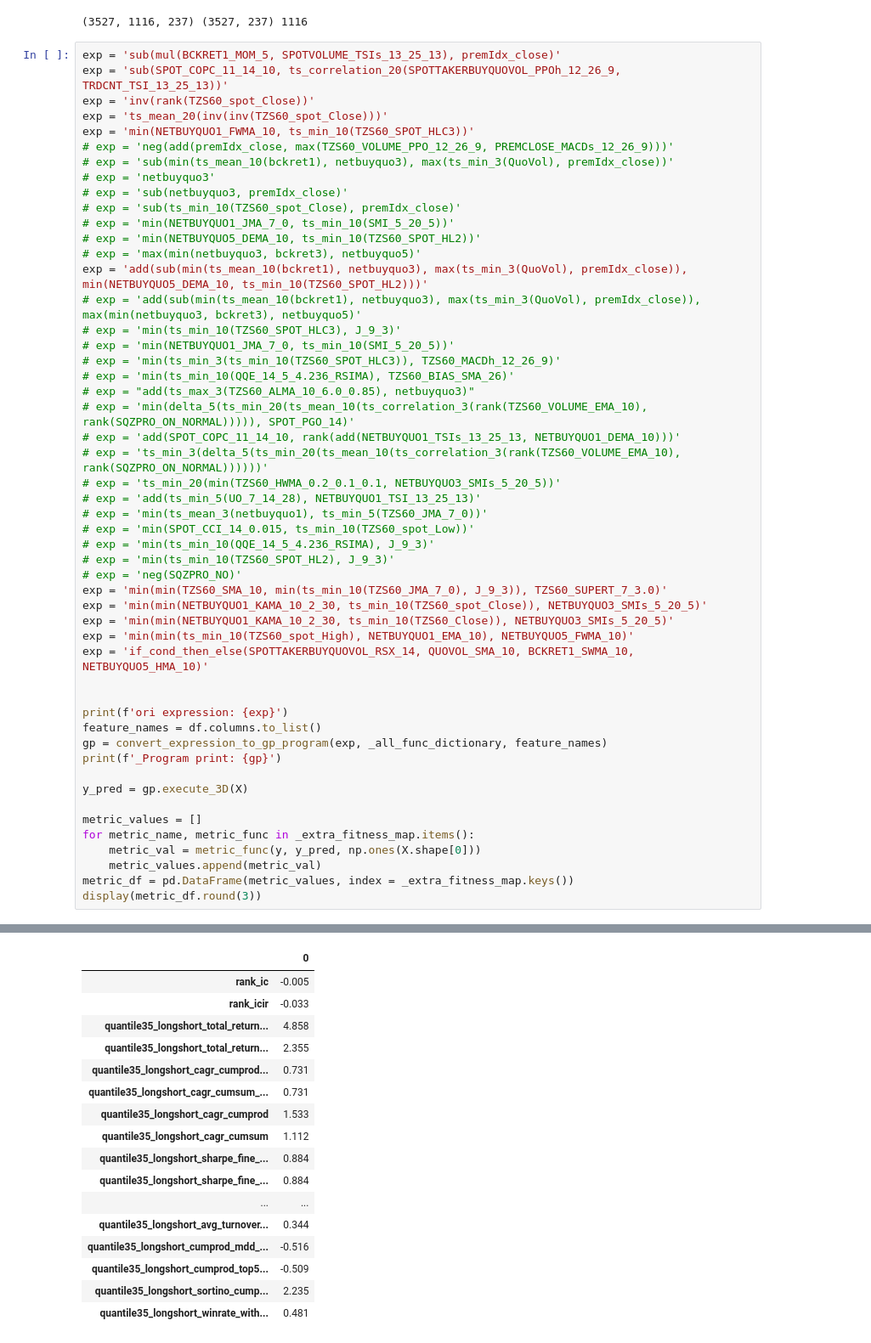
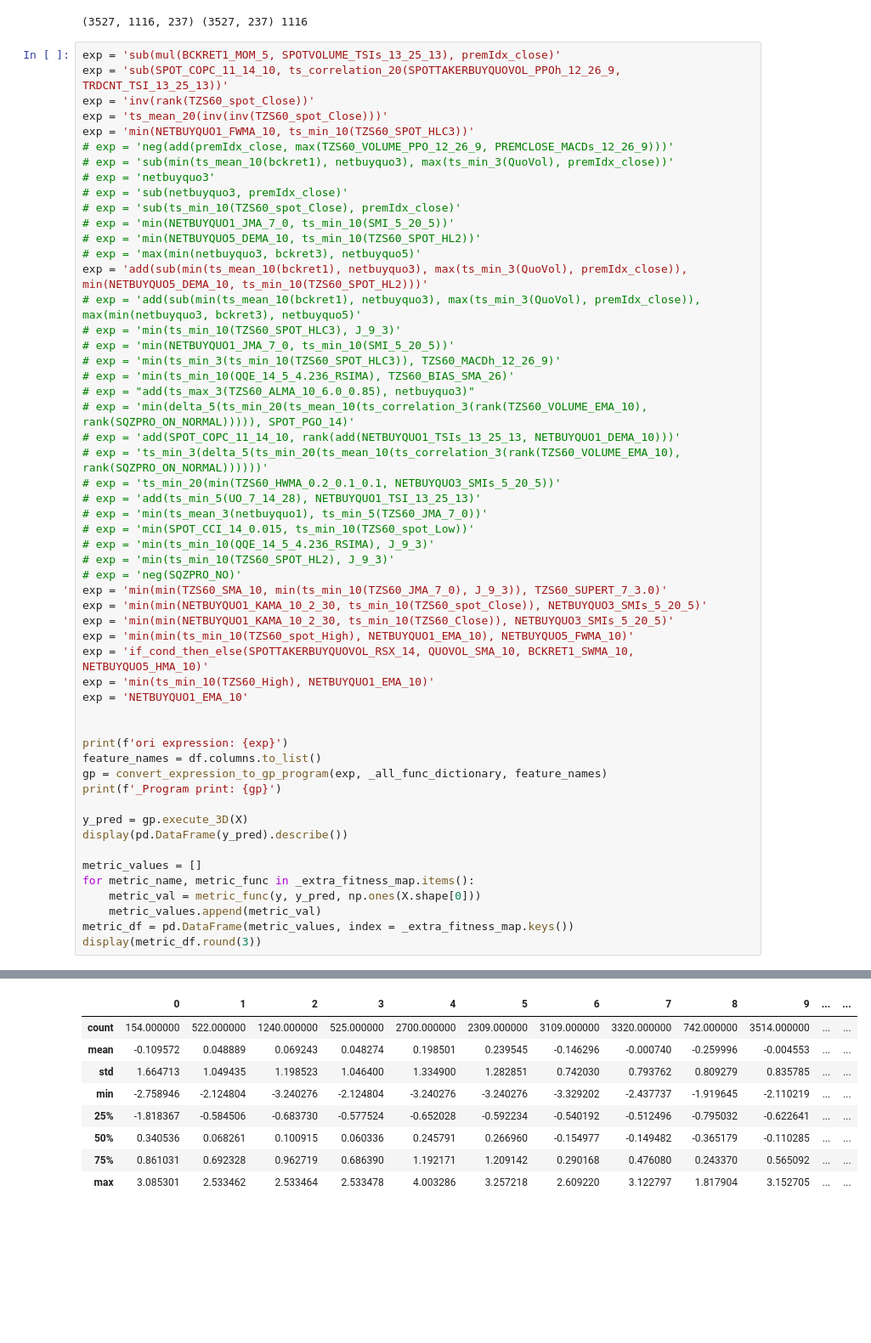
Before and after one commit to pennymax/gplearn, a Jupyter notebook: mytest_fitness.ipynb, the cells around one changed output, grey strips where cells are left out. Shown at 85% size. Cells and saved outputs as stored; diff of their text form; blank space fills up the shorter version.

```diff
--- a/mytest_fitness.ipynb
+++ b/mytest_fitness.ipynb
@@ -194,6 +194,8 @@ exp = 'min(min(NETBUYQUO1_KAMA_10_2_30, ts_min_10(TZS60_spot_Close)), NETBUYQUO3
 exp = 'min(min(NETBUYQUO1_KAMA_10_2_30, ts_min_10(TZS60_Close)), NETBUYQUO3_SMIs_5_20_5)'
 exp = 'min(min(ts_min_10(TZS60_spot_High), NETBUYQUO1_EMA_10), NETBUYQUO5_FWMA_10)'
 exp = 'if_cond_then_else(SPOTTAKERBUYQUOVOL_RSX_14, QUOVOL_SMA_10, BCKRET1_SWMA_10, NETBUYQUO5_HMA_10)'
+exp = 'min(ts_min_10(TZS60_High), NETBUYQUO1_EMA_10)'
+exp = 'NETBUYQUO1_EMA_10'
 
 
 print(f'ori expression: {exp}')
@@ -202,6 +204,7 @@ gp = convert_expression_to_gp_program(exp, _all_func_dictionary, feature_names)
 print(f'_Program print: {gp}')
 
 y_pred = gp.execute_3D(X)
+display(pd.DataFrame(y_pred).describe())
 
 metric_values = []
 for metric_name, metric_func in _extra_fitness_map.items():
@@ -215,17 +218,9 @@ _Program print: if_cond_then_else(SPOTTAKERBUYQUOVOL_RSX_14, QUOVOL_SMA_10, BCKR
-|  | 0 |
-| rank_ic | -0.005 |
-| rank_icir | -0.033 |
-| quantile35_longshort_total_return... | 4.858 |
-| quantile35_longshort_total_return... | 2.355 |
-| quantile35_longshort_cagr_cumprod... | 0.731 |
-| quantile35_longshort_cagr_cumsum_... | 0.731 |
-| quantile35_longshort_cagr_cumprod | 1.533 |
-| quantile35_longshort_cagr_cumsum | 1.112 |
-| quantile35_longshort_sharpe_fine_... | 0.884 |
-| quantile35_longshort_sharpe_fine_... | 0.884 |
-| ... | ... |
-| quantile35_longshort_avg_turnover... | 0.344 |
-| quantile35_longshort_cumprod_mdd_... | -0.516 |
-| quantile35_longshort_cumprod_top5... | -0.509 |
-| quantile35_longshort_sortino_cump... | 2.235 |
-| quantile35_longshort_winrate_with... | 0.481 |
+|  | 0 | 1 | 2 | 3 | 4 | 5 | 6 | 7 | 8 | 9 | ... | ... |
+| count | 154.000000 | 522.000000 | 1240.000000 | 525.000000 | 2700.000000 | 2309.000000 | 3109.000000 | 3320.000000 | 742.000000 | 3514.000000 | ... | ... |
+| mean | -0.109572 | 0.048889 | 0.069243 | 0.048274 | 0.198501 | 0.239545 | -0.146296 | -0.000740 | -0.259996 | -0.004553 | ... | ... |
+| std | 1.664713 | 1.049435 | 1.198523 | 1.046400 | 1.334900 | 1.282851 | 0.742030 | 0.793762 | 0.809279 | 0.835785 | ... | ... |
+| min | -2.758946 | -2.124804 | -3.240276 | -2.124804 | -3.240276 | -3.240276 | -3.329202 | -2.437737 | -1.919645 | -2.110219 | ... | ... |
+| 25% | -1.818367 | -0.584506 | -0.683730 | -0.577524 | -0.652028 | -0.592234 | -0.540192 | -0.512496 | -0.795032 | -0.622641 | ... | ... |
+| 50% | 0.340536 | 0.068261 | 0.100915 | 0.060336 | 0.245791 | 0.266960 | -0.154977 | -0.149482 | -0.365179 | -0.110285 | ... | ... |
+| 75% | 0.861031 | 0.692328 | 0.962719 | 0.686390 | 1.192171 | 1.209142 | 0.290168 | 0.476080 | 0.243370 | 0.565092 | ... | ... |
+| max | 3.085301 | 2.533462 | 2.533464 | 2.533478 | 4.003286 | 3.257218 | 2.609220 | 3.122797 | 1.817904 | 3.152705 | ... | ... |
```
Also changed, not shown: parts of 9 cells of this notebook, 1 other file.
